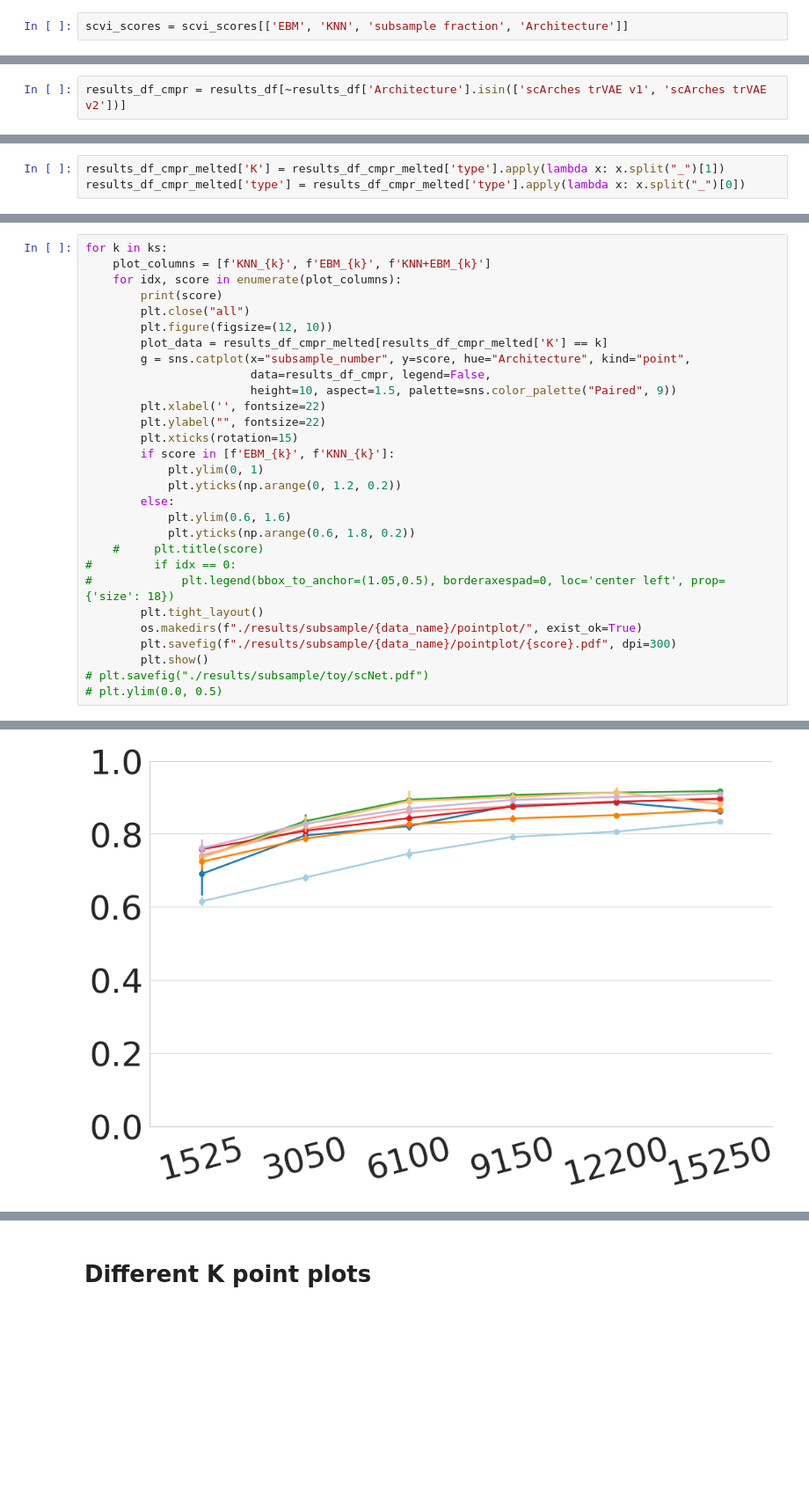
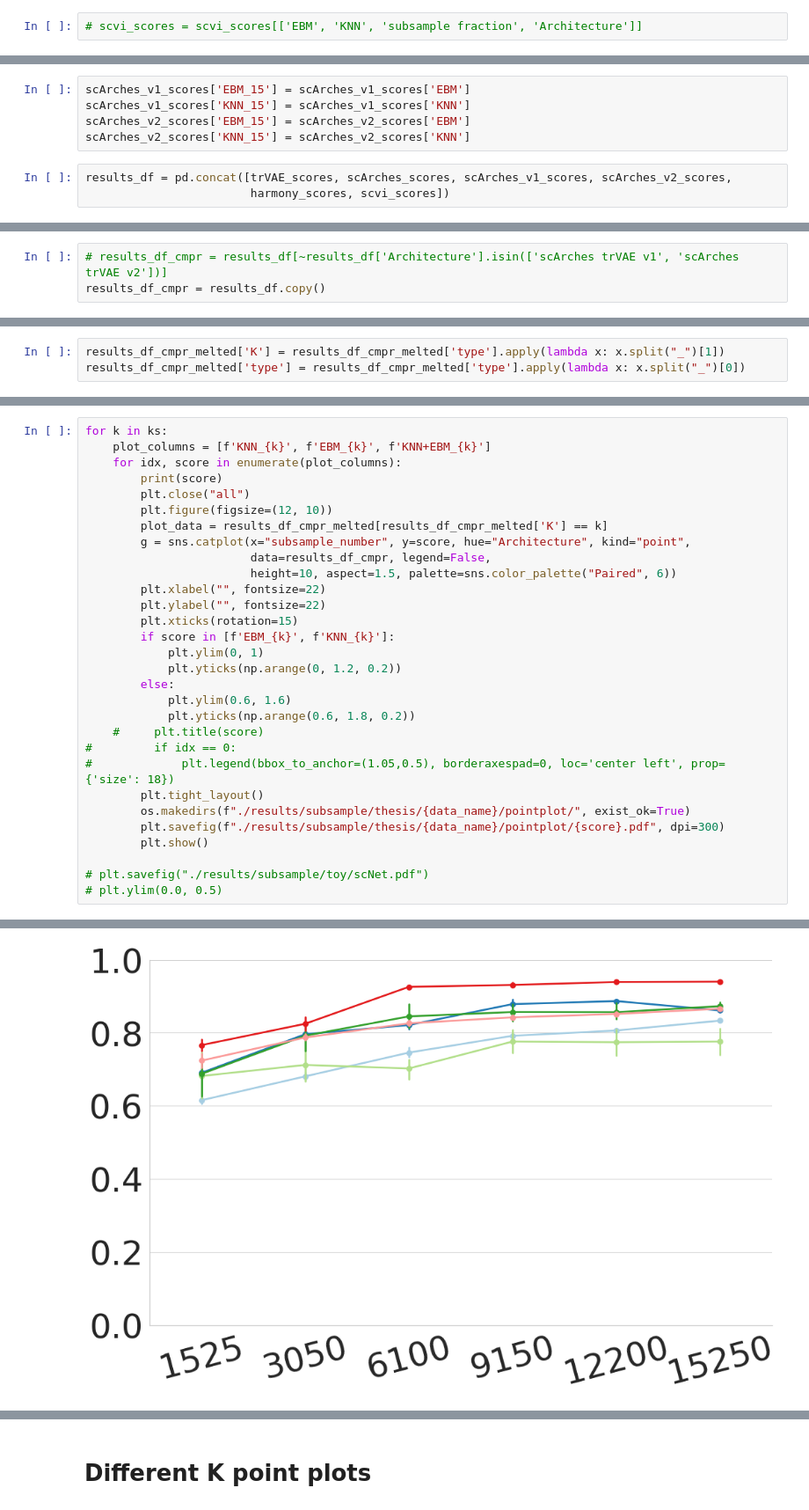
Before and after one commit to theislab/scArches-reproducibility, a Jupyter notebook: notebooks/figures/methodComparison-mousebrain.ipynb, the cells around one changed output, grey strips where cells are left out. Shown at 88% size. Drawn from its saved outputs; the diff is of its cells as text; blank space fills up the shorter version.

```diff
--- a/notebooks/figures/methodComparison-mousebrain.ipynb
+++ b/notebooks/figures/methodComparison-mousebrain.ipynb
@@ -48,7 +48,7 @@ scvi_scores['Architecture'] = 'scVI'
 scvi_scores['KNN'] = scvi_scores['KNN_15']
 scvi_scores['EBM'] = scvi_scores['EBM_15']
 # %%
-scvi_scores = scvi_scores[['EBM', 'KNN', 'subsample fraction', 'Architecture']]
+# scvi_scores = scvi_scores[['EBM', 'KNN', 'subsample fraction', 'Architecture']]
 # %% [markdown]
 # Conos Scores
 # %%
@@ -140,3 +140,11 @@ results_df = pd.concat([trVAE_scores, scArches_scores, scArches_v1_scores, scArc
+# %%
+scArches_v1_scores['EBM_15'] = scArches_v1_scores['EBM']
+scArches_v1_scores['KNN_15'] = scArches_v1_scores['KNN']
+scArches_v2_scores['EBM_15'] = scArches_v2_scores['EBM']
+scArches_v2_scores['KNN_15'] = scArches_v2_scores['KNN']
+# %%
+results_df = pd.concat([trVAE_scores, scArches_scores, scArches_v1_scores, scArches_v2_scores,
+                        harmony_scores, scvi_scores])
 # %% [markdown]
 # Subsampling Plot
 # %%
@@ -162,7 +170,8 @@ ks = [15, 25, 50, 100, 200, 300]
 for k in ks:
     results_df[f'KNN+EBM_{k}'] = results_df[f'KNN_{k}'] + results_df[f'EBM_{k}']
 # %%
-results_df_cmpr = results_df[~results_df['Architecture'].isin(['scArches trVAE v1', 'scArches trVAE v2'])]
+# results_df_cmpr = results_df[~results_df['Architecture'].isin(['scArches trVAE v1', 'scArches trVAE v2'])]
+results_df_cmpr = results_df.copy()
 # %%
 results_df_cmpr_melted = results_df_cmpr.drop(['ASW', 'NMI', 'ARI', 'EBM', 'KNN'], axis=1)
 results_df_cmpr_melted = pd.melt(results_df_cmpr_melted, id_vars=['Architecture', 'subsample_number', 'subsample fraction'], var_name='type')
@@ -179,8 +198,8 @@ for k in ks:
         plot_data = results_df_cmpr_melted[results_df_cmpr_melted['K'] == k]
         g = sns.catplot(x="subsample_number", y=score, hue="Architecture", kind="point",
                         data=results_df_cmpr, legend=False,
-                        height=10, aspect=1.5, palette=sns.color_palette("Paired", 9))
-        plt.xlabel('', fontsize=22)
+                        height=10, aspect=1.5, palette=sns.color_palette("Paired", 6))
+        plt.xlabel("", fontsize=22)
         plt.ylabel("", fontsize=22)
         plt.xticks(rotation=15)
         if score in [f'EBM_{k}', f'KNN_{k}']:
@@ -193,9 +212,10 @@ for k in ks:
 #         if idx == 0:
 #             plt.legend(bbox_to_anchor=(1.05,0.5), borderaxespad=0, loc='center left', prop={'size': 18})
         plt.tight_layout()
-        os.makedirs(f"./results/subsample/{data_name}/pointplot/", exist_ok=True)
-        plt.savefig(f"./results/subsample/{data_name}/pointplot/{score}.pdf", dpi=300)
+        os.makedirs(f"./results/subsample/thesis/{data_name}/pointplot/", exist_ok=True)
+        plt.savefig(f"./results/subsample/thesis/{data_name}/pointplot/{score}.pdf", dpi=300)
         plt.show()
+
 # plt.savefig("./results/subsample/toy/scNet.pdf")
 # plt.ylim(0.0, 0.5)
 # %% [output]
@@ -204 +225 @@ KNN_15
-[figure, old version]
+[figure, new version]
```
Also changed, not shown: parts of 3 cells of this notebook, 2 other files.
